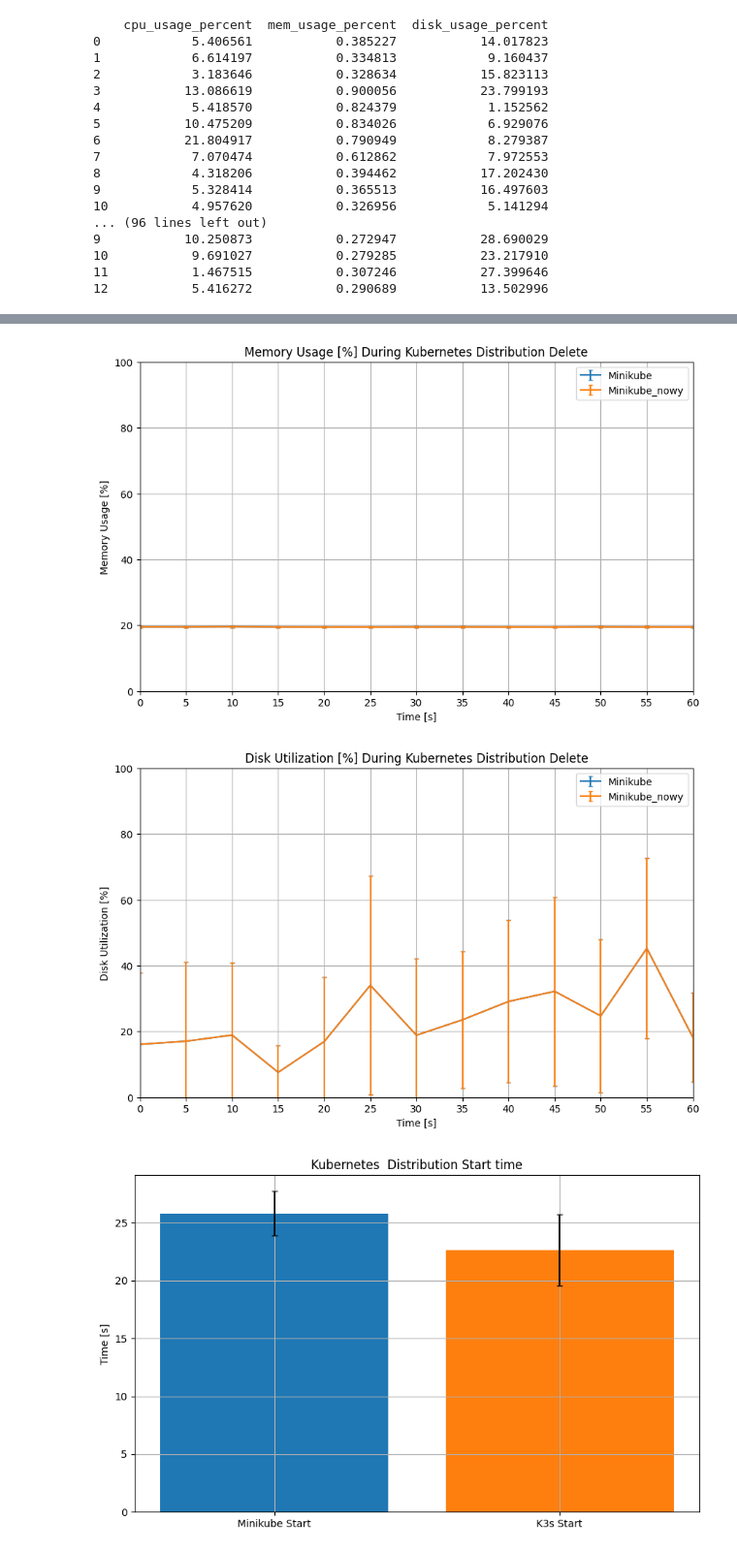
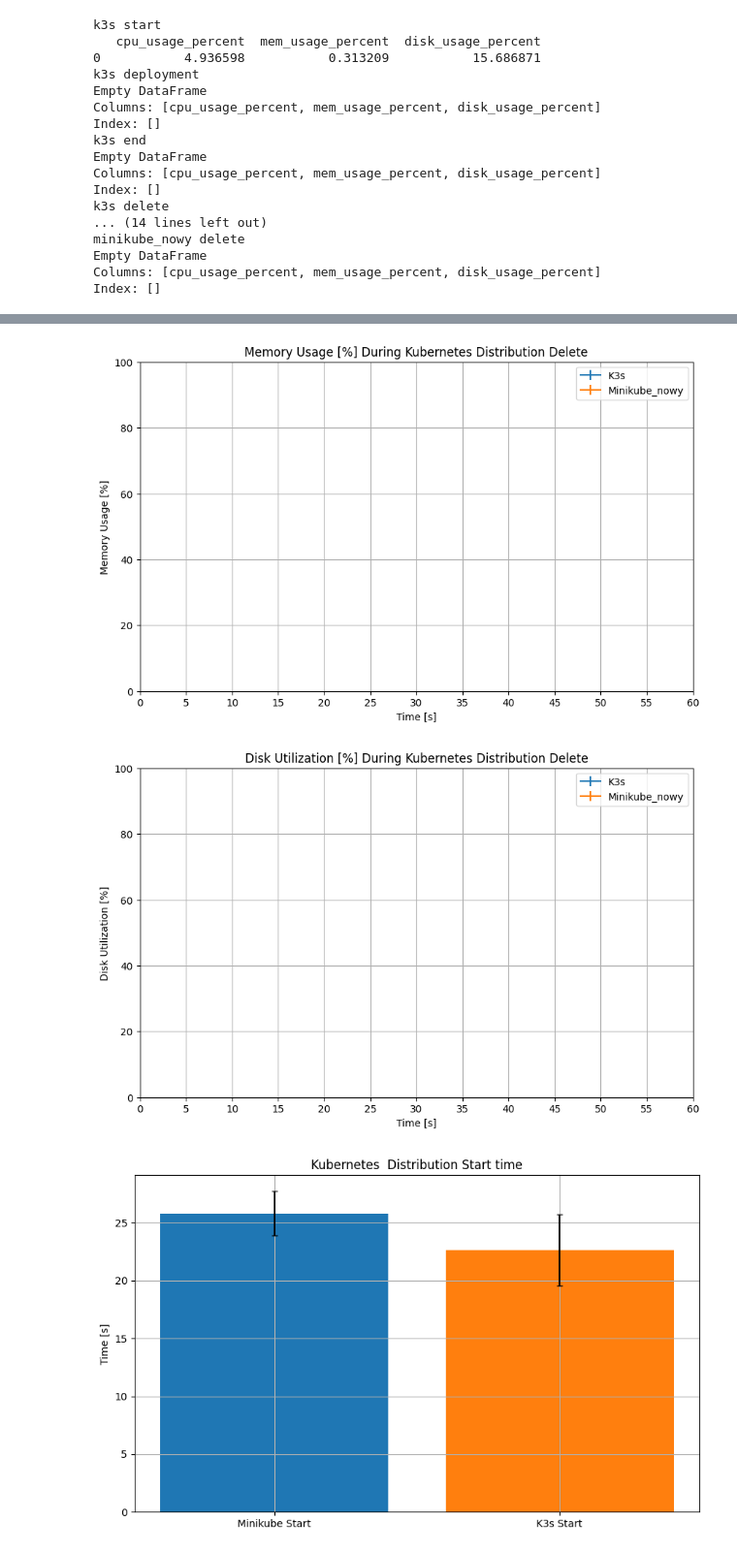
Before and after one commit to luszczewskakasia/IoT-database-webapp, a Jupyter notebook: display_metrics.ipynb, the cells around one changed output, grey strips where cells are left out. Shown at 97% size. Cells and saved outputs as stored; diff of their text form; code cells hidden in the pictures.

```diff
--- a/display_metrics.ipynb
+++ b/display_metrics.ipynb
@@ -14,12 +14,12 @@ phases_data = {
 
 # Read all CSV files
 for i in range(1, NUM_FILES + 1):
-    phases_data['start'].append(pd.read_csv(f"minikube_cpu_mem_disk/start_{i}.csv"))
-    phases_data['deployment'].append(pd.read_csv(f"minikube_cpu_mem_disk/deployment_{i}.csv"))
-    phases_data['end'].append(pd.read_csv(f"minikube_cpu_mem_disk/end_{i}.csv"))
-    phases_data['delete'].append(pd.read_csv(f"minikube_cpu_mem_disk/delete_{i}.csv"))
+    phases_data['start'].append(pd.read_csv(f"results/start_{i}.csv"))
+    phases_data['deployment'].append(pd.read_csv(f"results/deployment_{i}.csv"))
+    phases_data['end'].append(pd.read_csv(f"results/end_{i}.csv"))
+    phases_data['delete'].append(pd.read_csv(f"results/delete_{i}.csv"))
 
-print(phases_data)
+# print(phases_data)
 
 # Calculate averages and standard deviations for each phase
 avg_metrics = {}
@@ -147,8 +147,8 @@ NUM_FILES = 10
 
 
 sources = {
-    'minikube': 'results',
-    'minikube_nowy': 'results'
+    'k3s': 'results',
+    'minikube_nowy': 'k3s-cpu_mem'
 }
 
 data = {
@@ -185,7 +185,8 @@ for source in sources:
             avg_metrics[source][phase][metric] = np.mean(values, axis=0)
             std_metrics[source][phase][metric] = np.std(values, axis=0)
         # print(avg_metrics[source][phase])
-        print(std_metrics[source][phase])
+        # print(source, phase)
+        # print(std_metrics[source][phase])
 
 phases = {
     'start': "Kubernetes Distribution Start",
@@ -223,20 +224,20 @@ for phase, phase_title in phases.items():
         plt.legend()
         plt.show()
 # %% [output]
-    cpu_usage_percent  mem_usage_percent  disk_usage_percent
-0            5.406561           0.385227           14.017823
-1            6.614197           0.334813            9.160437
-2            3.183646           0.328634           15.823113
-3           13.086619           0.900056           23.799193
-4            5.418570           0.824379            1.152562
-5           10.475209           0.834026            6.929076
-6           21.804917           0.790949            8.279387
-7            7.070474           0.612862            7.972553
-8            4.318206           0.394462           17.202430
-9            5.328414           0.365513           16.497603
-10           4.957620           0.326956            5.141294
-... (96 lines left out)
-9           10.250873           0.272947           28.690029
-10           9.691027           0.279285           23.217910
-11           1.467515           0.307246           27.399646
-12           5.416272           0.290689           13.502996
+k3s start
+   cpu_usage_percent  mem_usage_percent  disk_usage_percent
+0           4.936598           0.313209           15.686871
+k3s deployment
+Empty DataFrame
+Columns: [cpu_usage_percent, mem_usage_percent, disk_usage_percent]
+Index: []
+k3s end
+Empty DataFrame
+Columns: [cpu_usage_percent, mem_usage_percent, disk_usage_percent]
+Index: []
+k3s delete
+... (14 lines left out)
+minikube_nowy delete
+Empty DataFrame
+Columns: [cpu_usage_percent, mem_usage_percent, disk_usage_percent]
+Index: []
@@ -253,5 +254,5 @@ for phase, phase_title in phases.items():
-[figure, old version]
+[figure, new version]
-[figure, old version]
+[figure, new version]
 # %%
 # zmienić to jak będzie reszta tych danych
 import pandas as pd
```
Also changed, not shown: parts of 3 cells of this notebook, 45 other files.
